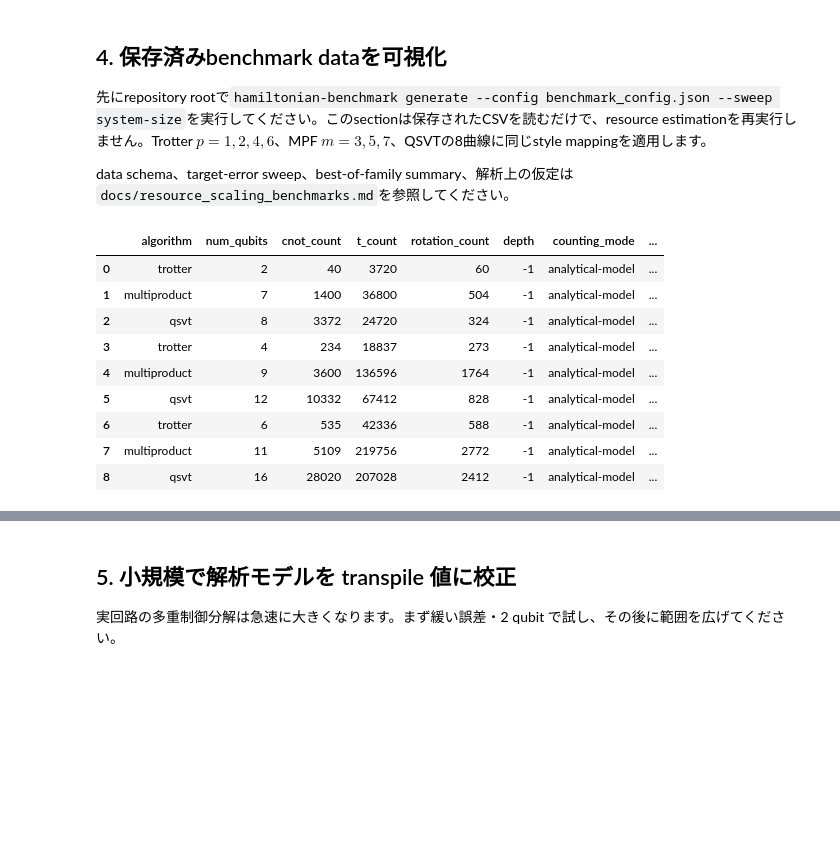
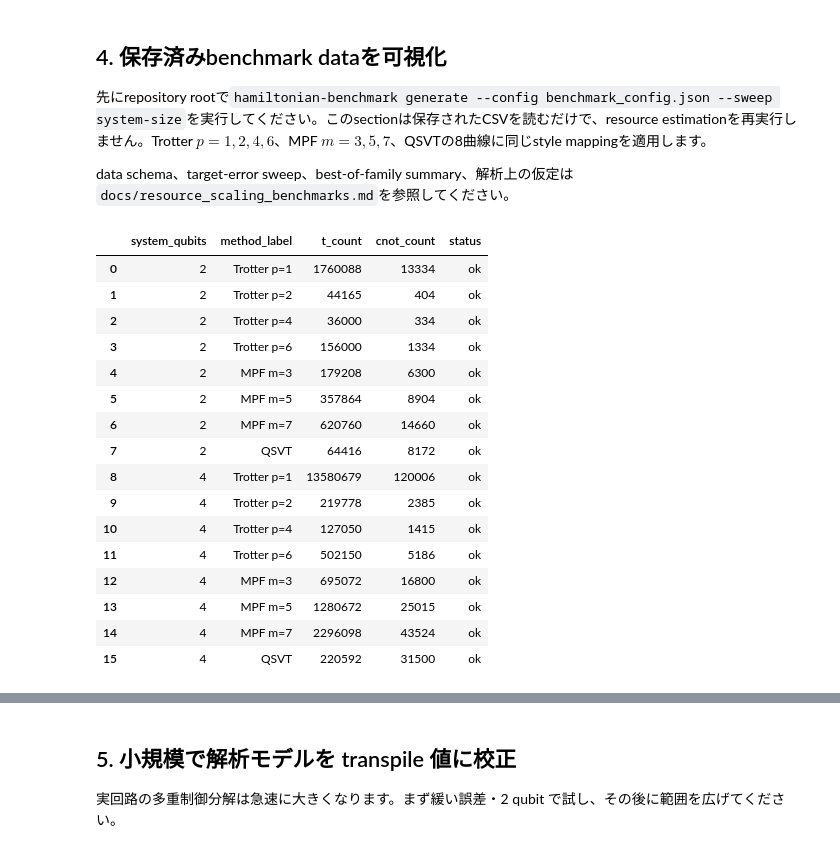
Before and after one commit to xiang-gong3944/001_hamiltonian_simulation, a Jupyter notebook: notebooks/resource_comparison.ipynb, the cells around one changed output, grey strips where cells are left out. Saved outputs shown, nothing was run; the diff lists cells and outputs as text; code cells hidden in the pictures; blank space fills up the shorter version.

```diff
--- a/notebooks/resource_comparison.ipynb
+++ b/notebooks/resource_comparison.ipynb
@@ -73,21 +73,29 @@ data schema、target-error sweep、best-of-family summary、解析上の仮定
 # %%
 from pathlib import Path
 from hamiltonian_resources import create_benchmark_figure, load_benchmark_data
 
 benchmark_dir = Path("benchmark_outputs")
 if not benchmark_dir.exists():
     benchmark_dir = Path("../benchmark_outputs")
-resources = load_benchmark_data(benchmark_dir / "system_size_scaling.csv")
-resources[["system_qubits", "method_label", "t_count", "cnot_count", "status"]].head(16)
+system_size_resources = load_benchmark_data(benchmark_dir / "system_size_scaling.csv")
+target_error_resources = load_benchmark_data(benchmark_dir / "target_error_scaling.csv")
+system_size_resources[["system_qubits", "method_label", "t_count", "cnot_count", "status"]].head(16)
 # %% [output]
-|  | algorithm | num_qubits | cnot_count | t_count | rotation_count | depth | counting_mode | ... |
-| 0 | trotter | 2 | 40 | 3720 | 60 | -1 | analytical-model | ... |
-| 1 | multiproduct | 7 | 1400 | 36800 | 504 | -1 | analytical-model | ... |
-| 2 | qsvt | 8 | 3372 | 24720 | 324 | -1 | analytical-model | ... |
-| 3 | trotter | 4 | 234 | 18837 | 273 | -1 | analytical-model | ... |
-| 4 | multiproduct | 9 | 3600 | 136596 | 1764 | -1 | analytical-model | ... |
-| 5 | qsvt | 12 | 10332 | 67412 | 828 | -1 | analytical-model | ... |
-| 6 | trotter | 6 | 535 | 42336 | 588 | -1 | analytical-model | ... |
-| 7 | multiproduct | 11 | 5109 | 219756 | 2772 | -1 | analytical-model | ... |
-| 8 | qsvt | 16 | 28020 | 207028 | 2412 | -1 | analytical-model | ... |
+|  | system_qubits | method_label | t_count | cnot_count | status |
+| 0 | 2 | Trotter p=1 | 1760088 | 13334 | ok |
+| 1 | 2 | Trotter p=2 | 44165 | 404 | ok |
+| 2 | 2 | Trotter p=4 | 36000 | 334 | ok |
+| 3 | 2 | Trotter p=6 | 156000 | 1334 | ok |
+| 4 | 2 | MPF m=3 | 179208 | 6300 | ok |
+| 5 | 2 | MPF m=5 | 357864 | 8904 | ok |
+| 6 | 2 | MPF m=7 | 620760 | 14660 | ok |
+| 7 | 2 | QSVT | 64416 | 8172 | ok |
+| 8 | 4 | Trotter p=1 | 13580679 | 120006 | ok |
+| 9 | 4 | Trotter p=2 | 219778 | 2385 | ok |
+| 10 | 4 | Trotter p=4 | 127050 | 1415 | ok |
+| 11 | 4 | Trotter p=6 | 502150 | 5186 | ok |
+| 12 | 4 | MPF m=3 | 695072 | 16800 | ok |
+| 13 | 4 | MPF m=5 | 1280672 | 25015 | ok |
+| 14 | 4 | MPF m=7 | 2296098 | 43524 | ok |
+| 15 | 4 | QSVT | 220592 | 31500 | ok |
 # %%
```
Also changed, not shown: parts of 1 cell of this notebook.
